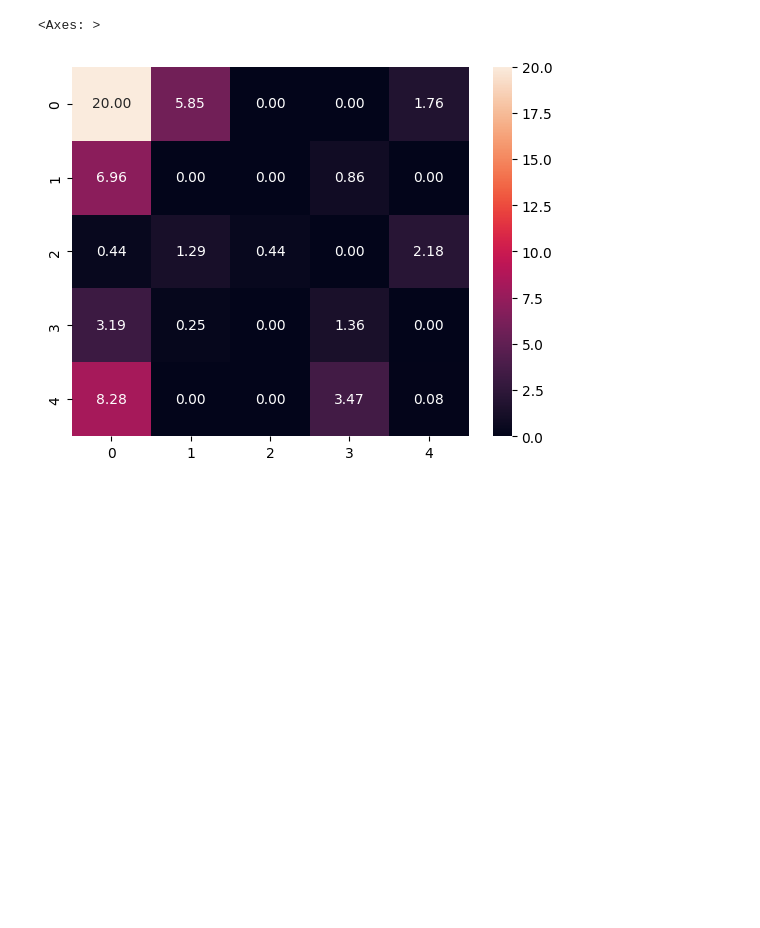
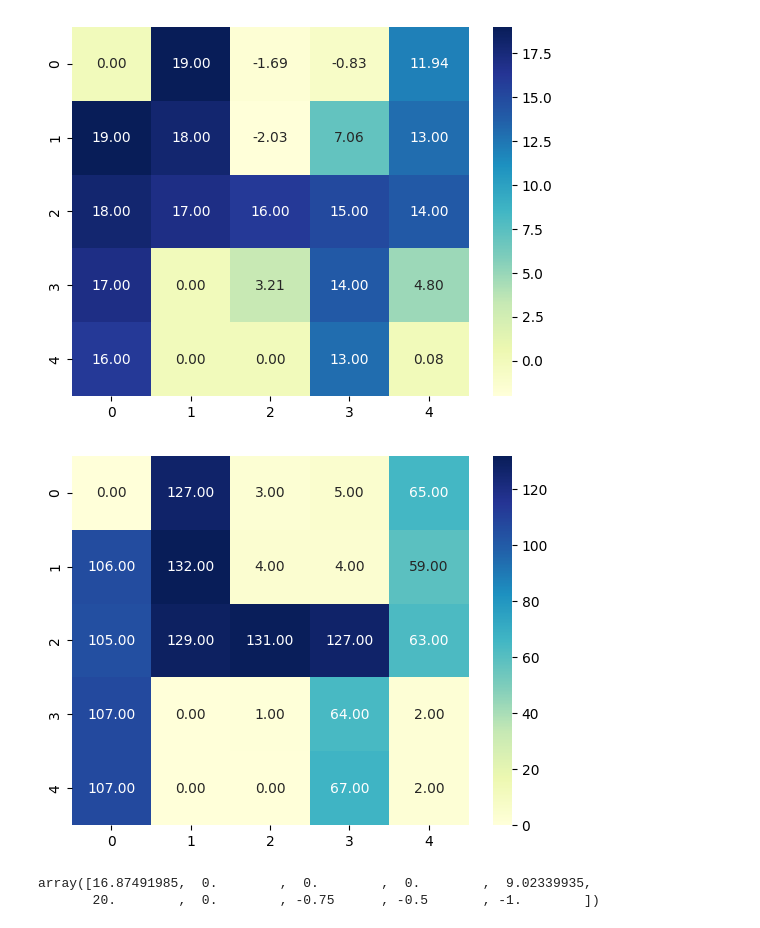
Before and after one commit to AdityaC-003/CS6700_RL_A3, a Jupyter notebook: A3.ipynb, the cells around one changed output. Drawn from its saved outputs; the diff is of its cells as text; code cells hidden in the pictures; blank space fills up the shorter version.

Commit message:
SMDP and IOQL code complete; debug, plots pending

```diff
--- a/A3.ipynb
+++ b/A3.ipynb
@@ -56,10 +63,17 @@ class Option:
         return state // 20
 
     def get_action(self, state: int, epsilon: float = 0.1):
+        """
+        - state: int, the current state (0 - 499)
+        - epsilon: float, the probability of selecting a random action
+        """
+
+        # The state is converted to a position in the grid since the option is agnostic to the destination and passenger locations.
         position = self.state_to_position(state)
         return epsilonGreedyPolicy(self.q_value[position], epsilon)
 
     def q_update(self, state: int, action: int, reward: float, next_state: int):
+        """Update the Q-value of the option using the Q-learning update rule."""
         position = self.state_to_position(state)
         next_position = self.state_to_position(next_state)
         self.q_value[position, action] += self.alpha * (
@@ -69,4 +83,5 @@ class Option:
         )
 
     def check_done(self, state: int):
+        """The option terminates if the agent reaches terminal position."""
         return self.state_to_position(state) == self.terminal_position
@@ -73,5 +96,5 @@ class Option:
 # %%
-class HRL:
+class HRL_Agent:
 
     def __init__(
         self,
@@ -84,9 +107,12 @@ class HRL:
         self.update_freq = np.zeros((state_size, action_size))
         self.gamma = gamma
         self.alpha = alpha
+        self.options = []
+        for loc in [RED_LOC, GREEN_LOC, YELLOW_LOC, BLUE_LOC]:
+            self.options.append(Option(25, 4, loc))
 
     def update_primitive(self, state: int, action: int, reward: float, next_state: int):
-
+        """Update the Q-value of the primitive action using the Q-learning update rule."""
         self.q_values[state, action] += self.alpha * (
             reward
             + self.gamma * np.max(self.q_values[next_state])
@@ -190,5 +266,6 @@ class Trainer:
 # %%
-agent = SMDP_QLearning(500, 10)
+# agent = SMDP_QLearning(500, 10)
+agent = IntraOption_Q_Learning(500, 10)
 trainer = Trainer(env, agent)
-trainer.train(2000)
+trainer.train(1000)
 # %% [output]
@@ -221,11 +466,29 @@ sns.heatmap(red_grid, annot=True, fmt=".2f")
 # %%
 # select every 4th row of q_values and put it into a grid
+
 # desination fixed to be red
+grid = agent.q_values[::4]
+grid2 = agent.update_freq[::4]
 
-grid = agent.q_values[::4].max(axis=1)
-grid = grid.reshape(5, 5, 5)
-grid = grid.max(axis=2)
-sns.heatmap(grid, annot=True, fmt=".2f")
+# passenger is inside car
+grid = grid[4::5]
+grid2 = grid2[4::5]
+
+grid = grid[:,6].reshape(5,5)
+grid2 = grid2[:,6].reshape(5,5)
+
+# plot the grid
+sns.heatmap(grid, annot=True, fmt=".2f", cmap="YlGnBu")
+plt.show()
+
+sns.heatmap(grid2, annot=True, fmt=".2f", cmap="YlGnBu")
+plt.show()
 # %% [output]
-<Axes: >
-[figure, old version]
+[figure, new version]
+[figure, added]
+# %%
+st = (0 * 5 + 4) * 4 + 0
+trainer.hrl.q_values[st]
+# %% [output]
+array([16.87491985,  0.        ,  0.        ,  0.        ,  9.02339935,
+       20.        ,  0.        , -0.75      , -0.5       , -1.        ])
```
Also changed, not shown: parts of 11 cells of this notebook, 2 other files.
